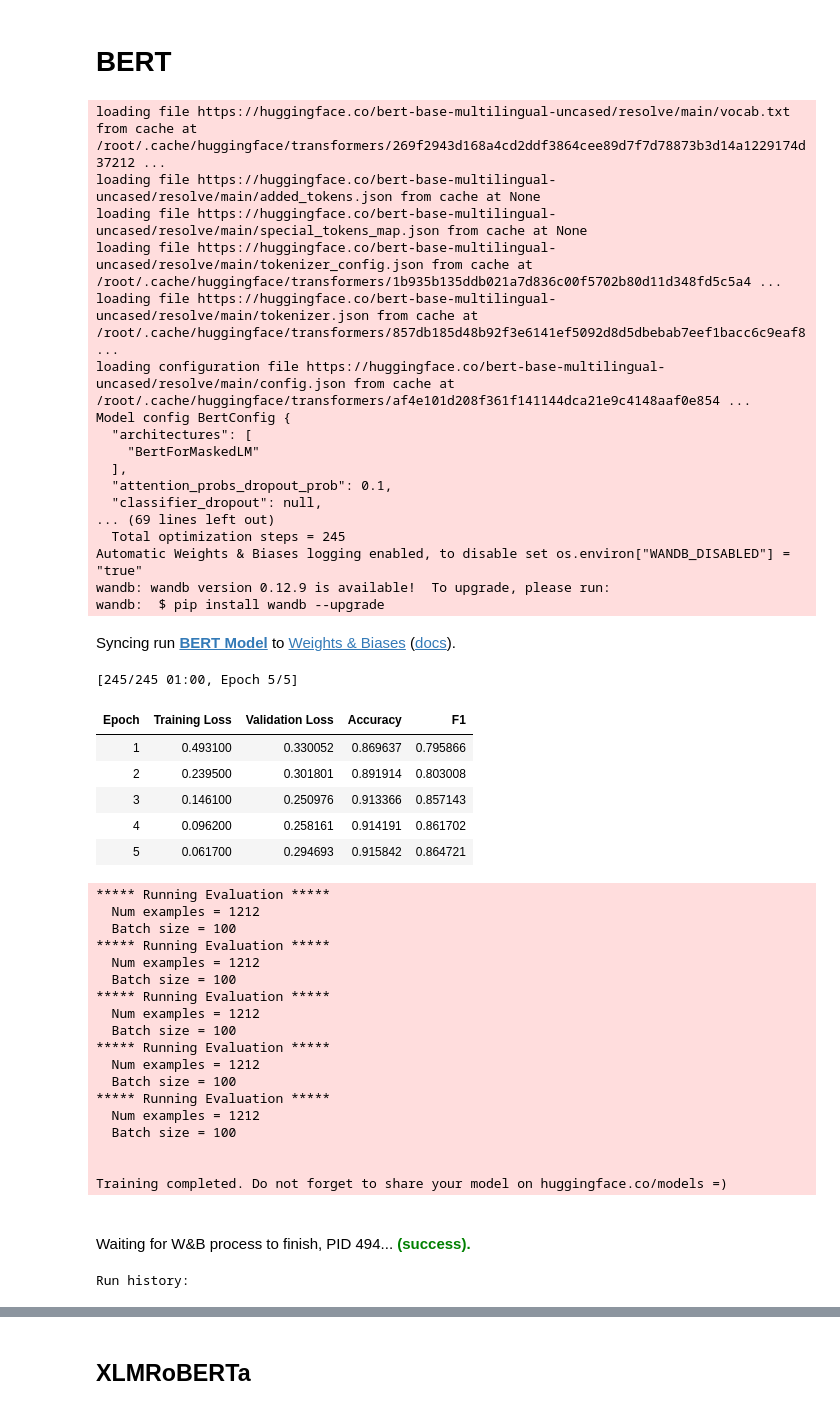
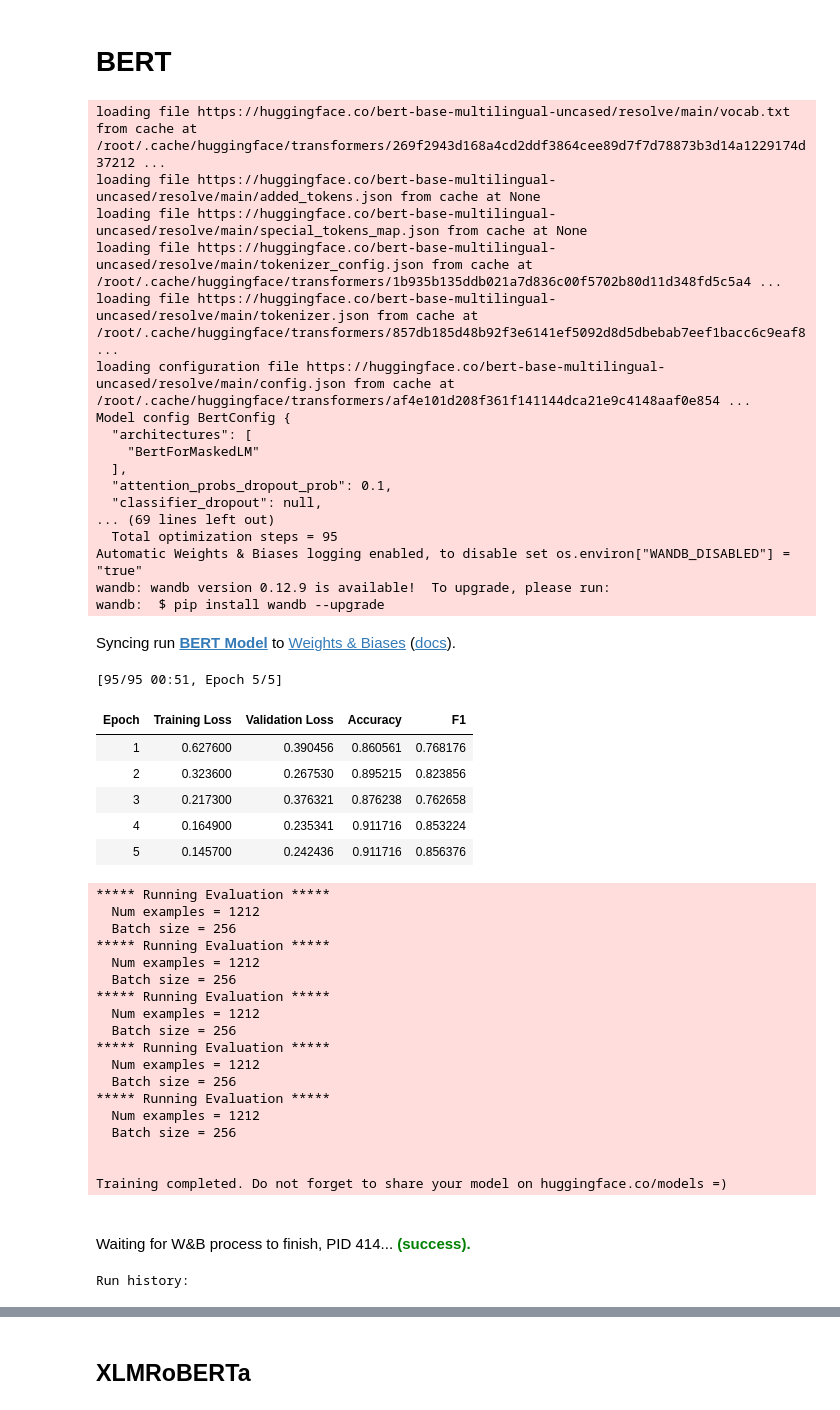
Before and after one commit to erfansobhaei/kaggleship, a Jupyter notebook: PersainPoemClassifier.ipynb, the cells around one changed output, grey strips where cells are left out. Drawn from its saved outputs; the diff is of its cells as text; code cells hidden in the pictures.

```diff
--- a/PersainPoemClassifier.ipynb
+++ b/PersainPoemClassifier.ipynb
@@ -599,65 +654,65 @@ args = TrainingArguments(
     output_dir="output_org/bert",
     run_name="BERT Model",
     evaluation_strategy="epoch",
-    per_device_train_batch_size=100,
-    per_device_eval_batch_size=100,
+    per_device_train_batch_size=256,
+    per_device_eval_batch_size=256,
     num_train_epochs=5,
     logging_steps = 10,
     seed=0,
 )
 trainer = Trainer(
     model=model,
     args=args,
     train_dataset=train_dataset,
     eval_dataset=val_dataset,
     compute_metrics=compute_metrics,
 )
 
 trainer.train()
 wandb.finish()
 # %% [output]
 loading file https://huggingface.co/bert-base-multilingual-uncased/resolve/main/vocab.txt from cache at /root/.cache/huggingface/transformers/269f2943d168a4cd2ddf3864cee89d7f7d78873b3d14a1229174d37212 ...
 loading file https://huggingface.co/bert-base-multilingual-uncased/resolve/main/added_tokens.json from cache at None
 loading file https://huggingface.co/bert-base-multilingual-uncased/resolve/main/special_tokens_map.json from cache at None
 loading file https://huggingface.co/bert-base-multilingual-uncased/resolve/main/tokenizer_config.json from cache at /root/.cache/huggingface/transformers/1b935b135ddb021a7d836c00f5702b80d11d348fd5c5a4 ...
 loading file https://huggingface.co/bert-base-multilingual-uncased/resolve/main/tokenizer.json from cache at /root/.cache/huggingface/transformers/857db185d48b92f3e6141ef5092d8d5dbebab7eef1bacc6c9eaf8 ...
 loading configuration file https://huggingface.co/bert-base-multilingual-uncased/resolve/main/config.json from cache at /root/.cache/huggingface/transformers/af4e101d208f361f141144dca21e9c4148aaf0e854 ...
 Model config BertConfig {
   "architectures": [
     "BertForMaskedLM"
   ],
   "attention_probs_dropout_prob": 0.1,
   "classifier_dropout": null,
 ... (69 lines left out)
-  Total optimization steps = 245
+  Total optimization steps = 95
 Automatic Weights & Biases logging enabled, to disable set os.environ["WANDB_DISABLED"] = "true"
 wandb: wandb version 0.12.9 is available!  To upgrade, please run:
 wandb:  $ pip install wandb --upgrade
 Syncing run BERT Model to Weights & Biases (docs).
-[245/245 01:00, Epoch 5/5]
+[95/95 00:51, Epoch 5/5]
 | Epoch | Training Loss | Validation Loss | Accuracy | F1 |
-| 1 | 0.493100 | 0.330052 | 0.869637 | 0.795866 |
-| 2 | 0.239500 | 0.301801 | 0.891914 | 0.803008 |
-| 3 | 0.146100 | 0.250976 | 0.913366 | 0.857143 |
-| 4 | 0.096200 | 0.258161 | 0.914191 | 0.861702 |
-| 5 | 0.061700 | 0.294693 | 0.915842 | 0.864721 |
+| 1 | 0.627600 | 0.390456 | 0.860561 | 0.768176 |
+| 2 | 0.323600 | 0.267530 | 0.895215 | 0.823856 |
+| 3 | 0.217300 | 0.376321 | 0.876238 | 0.762658 |
+| 4 | 0.164900 | 0.235341 | 0.911716 | 0.853224 |
+| 5 | 0.145700 | 0.242436 | 0.911716 | 0.856376 |
 ***** Running Evaluation *****
   Num examples = 1212
-  Batch size = 100
+  Batch size = 256
 ***** Running Evaluation *****
   Num examples = 1212
-  Batch size = 100
+  Batch size = 256
 ***** Running Evaluation *****
   Num examples = 1212
-  Batch size = 100
+  Batch size = 256
 ***** Running Evaluation *****
   Num examples = 1212
-  Batch size = 100
+  Batch size = 256
 ***** Running Evaluation *****
   Num examples = 1212
-  Batch size = 100
+  Batch size = 256
 
 
 Training completed. Do not forget to share your model on huggingface.co/models =)
-Waiting for W&B process to finish, PID 494... (success).
+Waiting for W&B process to finish, PID 414... (success).
 Run history:
```
Also changed, not shown: parts of 57 cells of this notebook.
